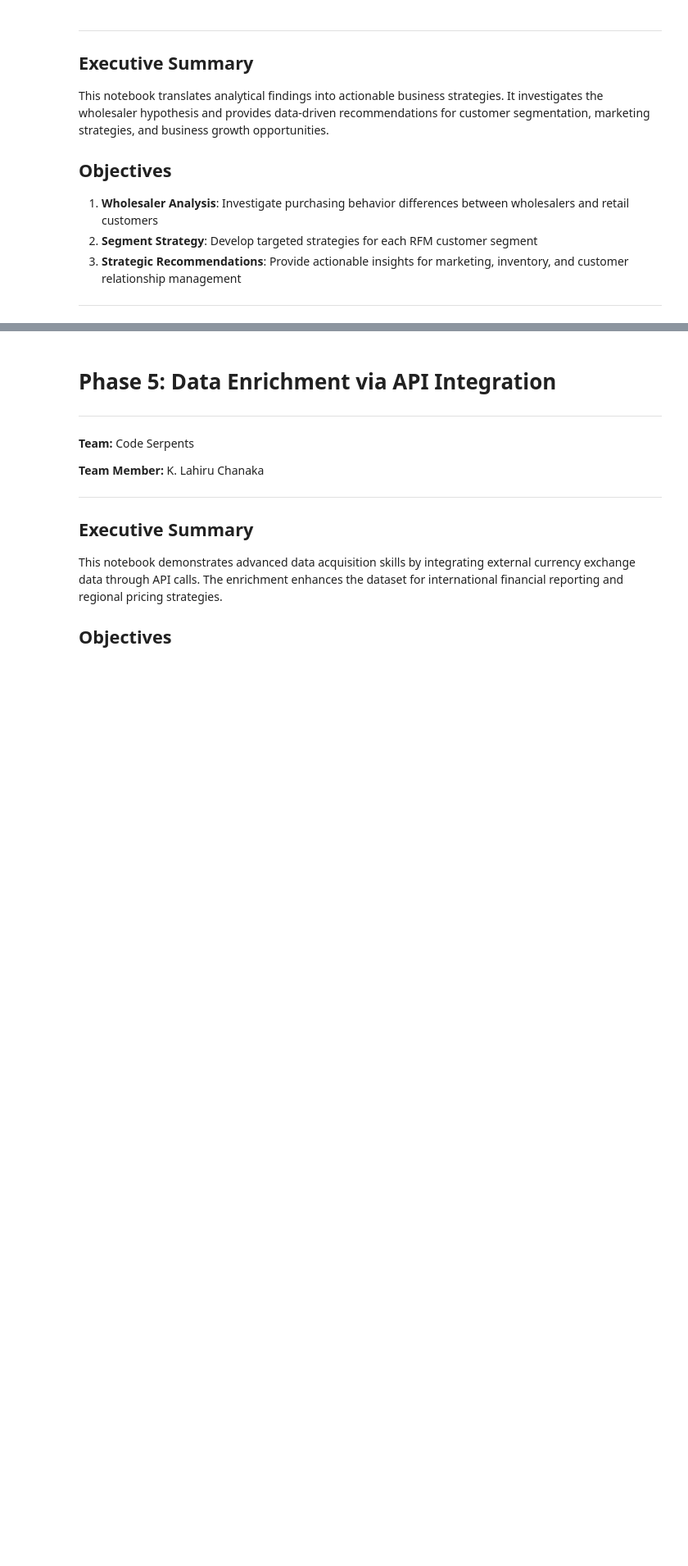
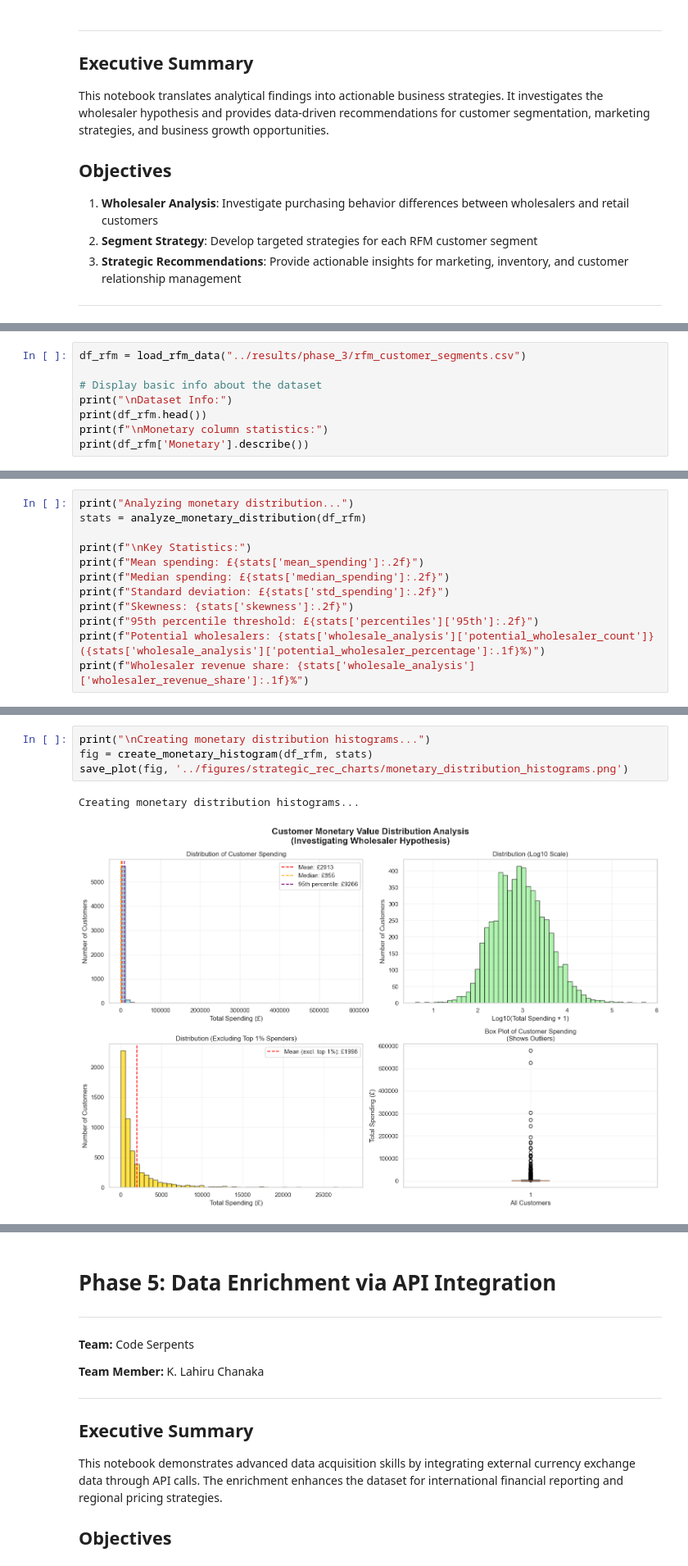
Before and after one commit to DilsaraThiranjaya/Strategic-Growth-Analysis-Team-Code-Serpents, a Jupyter notebook: notebooks/retail_analysis.ipynb, the cells around one changed output, grey strips where cells are left out. Shown at 82% size. Cells and saved outputs as stored; diff of their text form; blank space fills up the shorter version.

Commit message:
Phase 4 Merged to main

```diff
--- a/notebooks/retail_analysis.ipynb
+++ b/notebooks/retail_analysis.ipynb
@@ -694,0 +701,8 @@ This notebook translates analytical findings into actionable business strategies
+# %%
+df_rfm = load_rfm_data("../results/phase_3/rfm_customer_segments.csv")
+
+# Display basic info about the dataset
+print("\nDataset Info:")
+print(df_rfm.head())
+print(f"\nMonetary column statistics:")
+print(df_rfm['Monetary'].describe())
@@ -694,0 +740,12 @@ This notebook translates analytical findings into actionable business strategies
+# %%
+print("Analyzing monetary distribution...")
+stats = analyze_monetary_distribution(df_rfm)
+
+print(f"\nKey Statistics:")
+print(f"Mean spending: £{stats['mean_spending']:.2f}")
+print(f"Median spending: £{stats['median_spending']:.2f}")
+print(f"Standard deviation: £{stats['std_spending']:.2f}")
+print(f"Skewness: {stats['skewness']:.2f}")
+print(f"95th percentile threshold: £{stats['percentiles']['95th']:.2f}")
+print(f"Potential wholesalers: {stats['wholesale_analysis']['potential_wholesaler_count']} ({stats['wholesale_analysis']['potential_wholesaler_percentage']:.1f}%)")
+print(f"Wholesaler revenue share: {stats['wholesale_analysis']['wholesaler_revenue_share']:.1f}%")
@@ -694,0 +775,7 @@ This notebook translates analytical findings into actionable business strategies
+# %%
+print("\nCreating monetary distribution histograms...")
+fig = create_monetary_histogram(df_rfm, stats)
+save_plot(fig, '../figures/strategic_rec_charts/monetary_distribution_histograms.png')
+# %% [output]
+Creating monetary distribution histograms...
+[figure, added]
```
Also changed, not shown: parts of 13 cells of this notebook, 8 other files.
